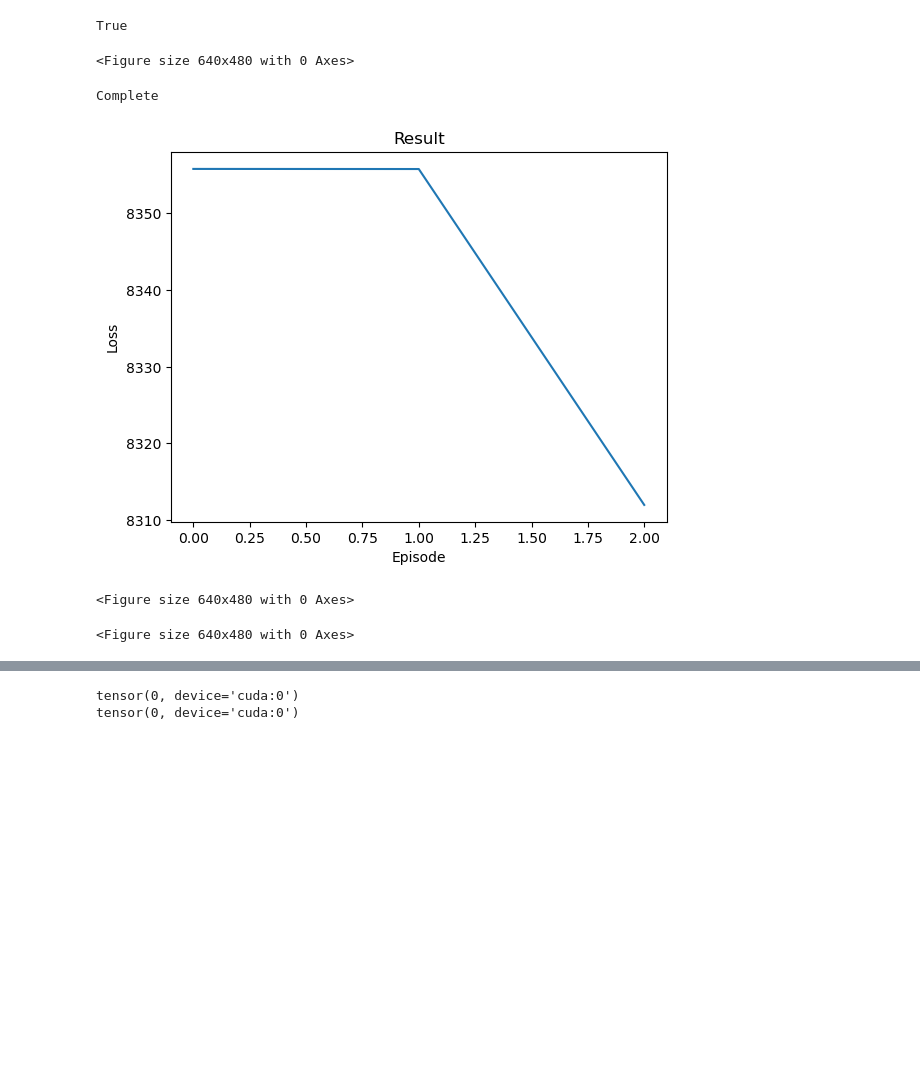
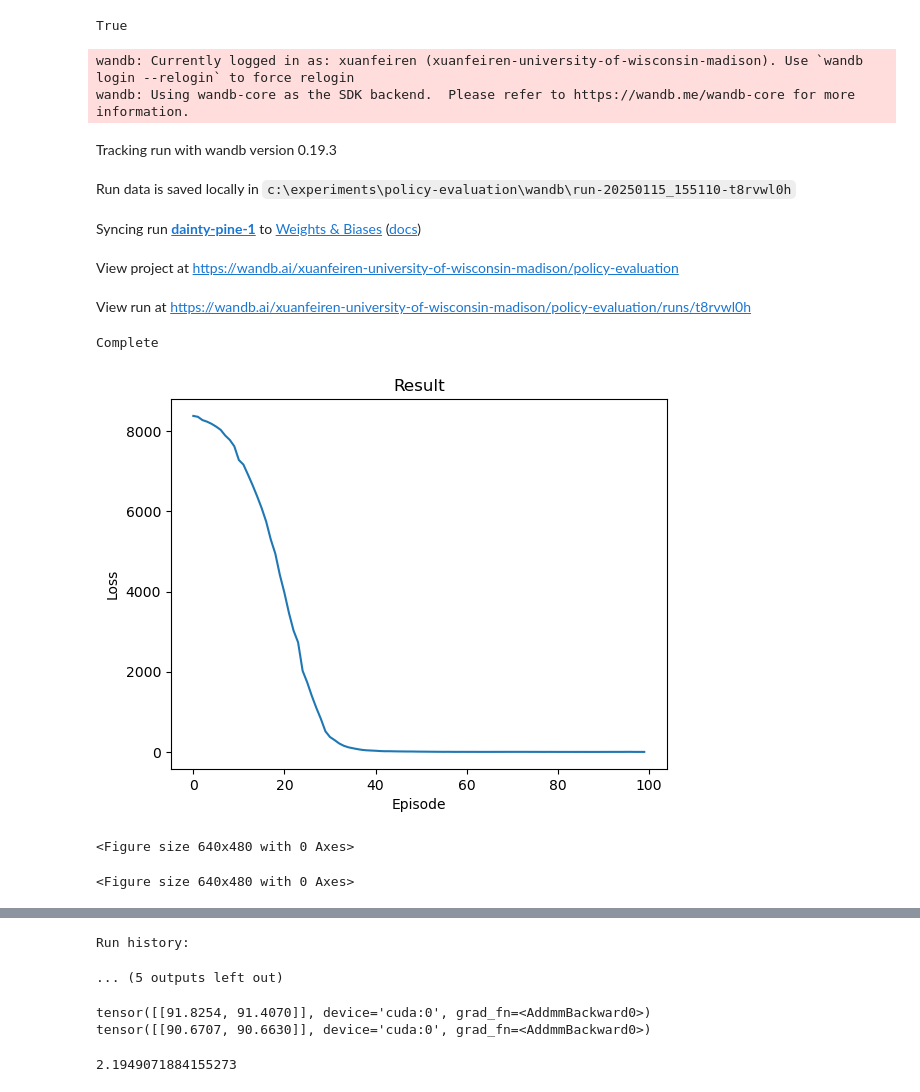
Before and after one commit to xuanfeiren/policy-evaluation, a Jupyter notebook: DQN_policy-evaluation.ipynb, the cells around one changed output, grey strips where cells are left out. Saved outputs shown, nothing was run; the diff lists cells and outputs as text; code cells hidden in the pictures; blank space fills up the shorter version.

```diff
--- a/DQN_policy-evaluation.ipynb
+++ b/DQN_policy-evaluation.ipynb
@@ -183,44 +183,63 @@ def calculate_loss(policy_net, DQN_net):
         loss += F.mse_loss(policy_net(state), DQN_net(state))
     return loss / 100
 # %%
+import wandb
+wandb.init(
+    # set the wandb project where this run will be logged
+    project="policy-evaluation",
 
-num_episodes = 3
+    # track hyperparameters and run metadata
+    config={
+    "num_episodes": 100,
+    }
+)
+num_episodes = 100
 episode_loss = []
 for i_episode in tqdm(range(num_episodes)):
     # Initialize the environment and get its state
     state, info = env.reset()
     state = torch.tensor(state, dtype=torch.float32, device=device).unsqueeze(0)
     for t in count():
         action = policy_DQN(state) # on policy evaluation
         observation, reward, terminated, truncated, _ = env.step(action.item())
         reward = torch.tensor([reward], device=device)
         done = terminated or truncated
 
         if terminated:
             next_state = None
         else:
             next_state = torch.tensor(observation, dtype=torch.float32, device=device).unsqueeze(0)
 
         # Store the transition in memory
         memory.push(state, action, next_state, reward)
 
         # Move to the next state
         state = next_state
 
         # Perform one step of the optimization (on the policy network)
         optimize_model()
         if done:
-            episode_loss.append(calculate_loss(policy_net, DQN_net).item())
-            plot_loss()
+            loss = calculate_loss(policy_net, DQN_net).item()
+            episode_loss.append(loss)
+            wandb.log({"loss": loss})
+            # print(loss)
+            # plot_loss()
             break
 
 print('Complete')
 plot_loss(show_result=True)
 plt.ioff()
 plt.show()
+wandb.finish()
 # %% [output]
-<Figure size 640x480 with 0 Axes>
+wandb: Currently logged in as: xuanfeiren (xuanfeiren-university-of-wisconsin-madison). Use `wandb login --relogin` to force relogin
+wandb: Using wandb-core as the SDK backend.  Please refer to https://wandb.me/wandb-core for more information.
+Tracking run with wandb version 0.19.3
+Run data is saved locally in c:\experiments\policy-evaluation\wandb\run-20250115_155110-t8rvwl0h
+Syncing run dainty-pine-1 to Weights & Biases (docs)
+View project at https://wandb.ai/xuanfeiren-university-of-wisconsin-madison/policy-evaluation
+View run at https://wandb.ai/xuanfeiren-university-of-wisconsin-madison/policy-evaluation/runs/t8rvwl0h
 Complete
-[figure, old version]
+[figure, new version]
 <Figure size 640x480 with 0 Axes>
 <Figure size 640x480 with 0 Axes>
@@ -226,0 +247,2 @@ Complete
+Run history:
+... (5 outputs left out)
@@ -230,8 +254,12 @@ from numpy import argmax
 
 state, info = env.reset()
 state = torch.tensor(state, dtype=torch.float32, device=device).unsqueeze(0)
-print(DQN_net(state).argmax())
-print(policy_net(state).argmax())
+print(DQN_net(state))
+print(policy_net(state))
 # %% [output]
-tensor(0, device='cuda:0')
-tensor(0, device='cuda:0')
+tensor([[91.8254, 91.4070]], device='cuda:0', grad_fn=<AddmmBackward0>)
+tensor([[90.6707, 90.6630]], device='cuda:0', grad_fn=<AddmmBackward0>)
+# %%
+print(loss)
+# %% [output]
+2.1949071884155273
```
Also changed, not shown: parts of 2 cells of this notebook, 48 other files.
